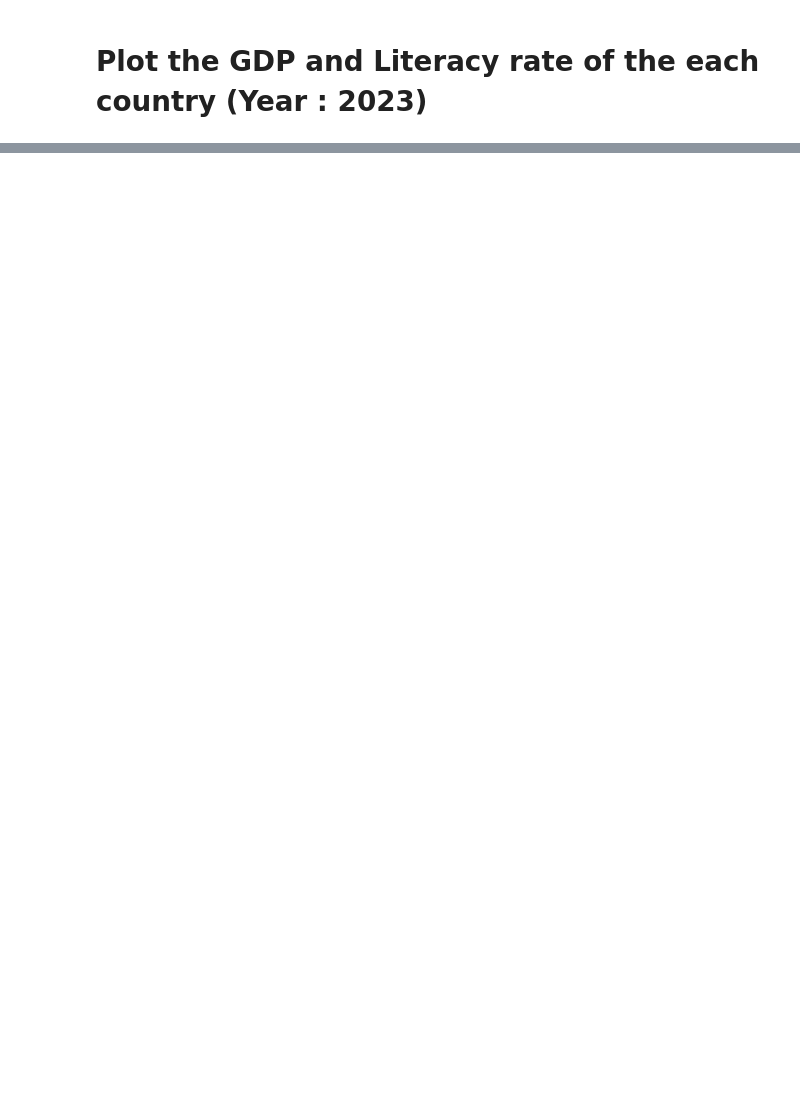
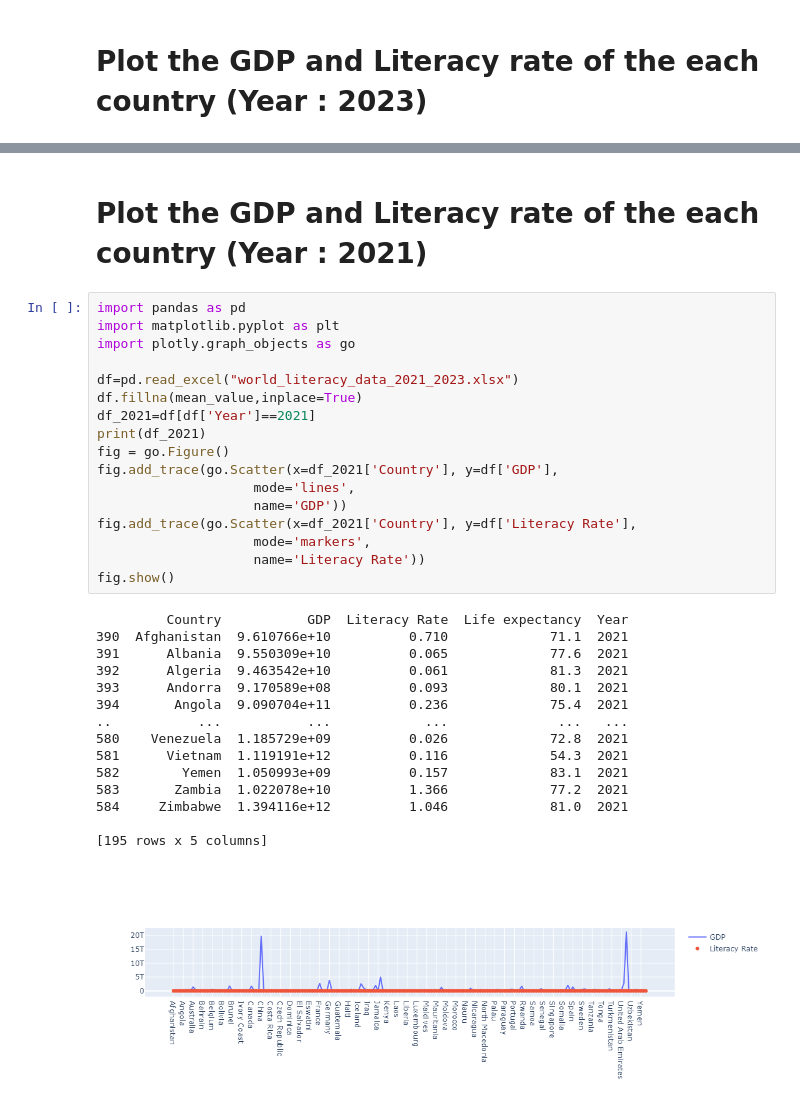
Before and after one commit to KrupaliAkbari6/Machine-Learning, a Jupyter notebook: jupyter_notebook/assignment-2.ipynb, the cells around one changed output, grey strips where cells are left out. Cells and saved outputs as stored; diff of their text form; blank space fills up the shorter version.

```diff
--- a/jupyter_notebook/assignment-2.ipynb
+++ b/jupyter_notebook/assignment-2.ipynb
@@ -170,0 +261,35 @@ KeyError: False
+# %% [markdown]
+# Plot the GDP and Literacy rate of the each country (Year : 2021)
+# %%
+import pandas as pd
+import matplotlib.pyplot as plt
+import plotly.graph_objects as go
+
+df=pd.read_excel("world_literacy_data_2021_2023.xlsx")
+df.fillna(mean_value,inplace=True)
+df_2021=df[df['Year']==2021]
+print(df_2021)
+fig = go.Figure()
+fig.add_trace(go.Scatter(x=df_2021['Country'], y=df['GDP'],
+                    mode='lines',
+                    name='GDP'))
+fig.add_trace(go.Scatter(x=df_2021['Country'], y=df['Literacy Rate'],
+                    mode='markers',
+                    name='Literacy Rate'))
+fig.show()
+# %% [output]
+         Country           GDP  Literacy Rate  Life expectancy  Year
+390  Afghanistan  9.610766e+10          0.710             71.1  2021
+391      Albania  9.550309e+10          0.065             77.6  2021
+392      Algeria  9.463542e+10          0.061             81.3  2021
+393      Andorra  9.170589e+08          0.093             80.1  2021
+394       Angola  9.090704e+11          0.236             75.4  2021
+..           ...           ...            ...              ...   ...
+580    Venezuela  1.185729e+09          0.026             72.8  2021
+581      Vietnam  1.119191e+12          0.116             54.3  2021
+582        Yemen  1.050993e+09          0.157             83.1  2021
+583       Zambia  1.022078e+10          1.366             77.2  2021
+584     Zimbabwe  1.394116e+12          1.046             81.0  2021
+
+[195 rows x 5 columns]
+[figure, added]
```
Also changed, not shown: parts of 10 cells of this notebook, 4 other files.
